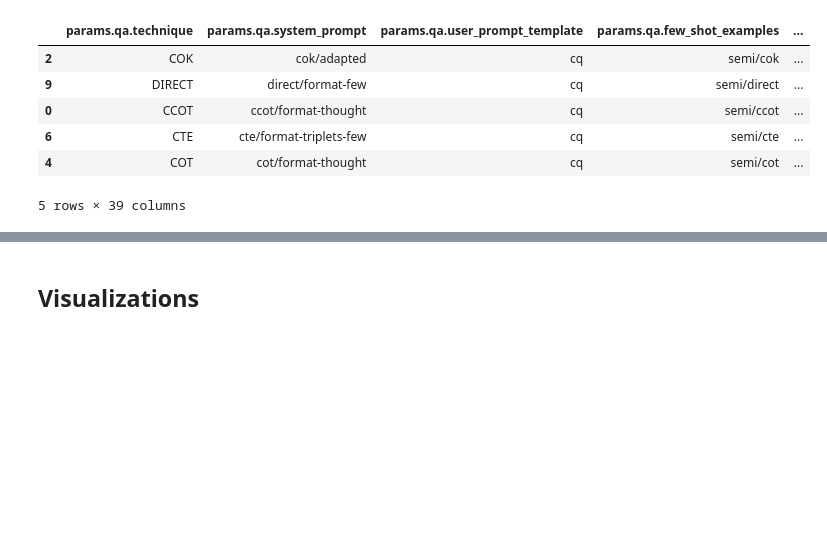
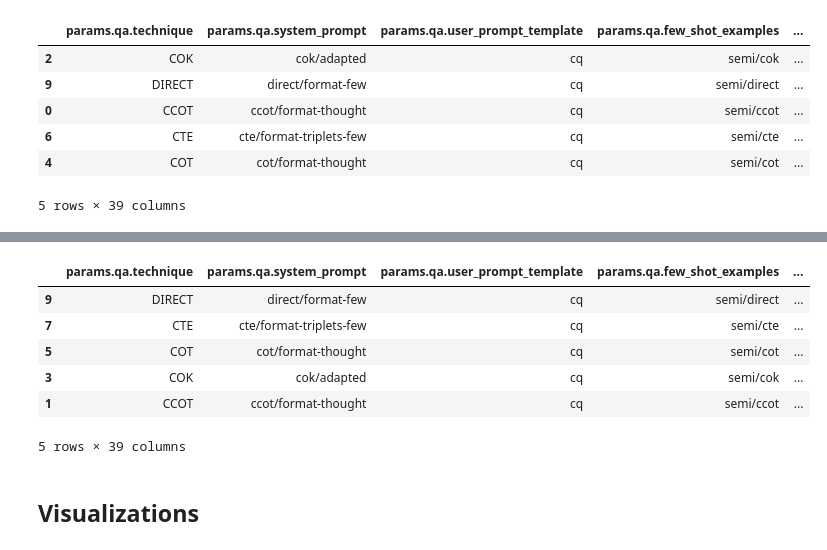
Before and after one commit to bdsaglam/pipeline-mhqa-manual, a Jupyter notebook: nbs/musique-full-cold/trends.ipynb, the cells around one changed output, grey strips where cells are left out. Cells and saved outputs as stored; diff of their text form; code cells hidden in the pictures; blank space fills up the shorter version.

```diff
--- a/nbs/musique-full-cold/trends.ipynb
+++ b/nbs/musique-full-cold/trends.ipynb
@@ -118,5 +118,15 @@ avg_df[avg_df['params.qa.n_shot']==0]
 | 8 | DIRECT | direct/format-few | cq | semi/direct | ... |
 5 rows × 39 columns
+# %%
+avg_df[avg_df['params.qa.n_shot']!=0].sort_values('metrics.f1', ascending=False)
+# %% [output]
+|  | params.qa.technique | params.qa.system_prompt | params.qa.user_prompt_template | params.qa.few_shot_examples | ... |
+| 9 | DIRECT | direct/format-few | cq | semi/direct | ... |
+| 7 | CTE | cte/format-triplets-few | cq | semi/cte | ... |
+| 5 | COT | cot/format-thought | cq | semi/cot | ... |
+| 3 | COK | cok/adapted | cq | semi/cok | ... |
+| 1 | CCOT | ccot/format-thought | cq | semi/ccot | ... |
+5 rows × 39 columns
 # %% [markdown]
 ## Visualizations
 # %%
```
Also changed, not shown: parts of 1 cell of this notebook, 2 other files.
